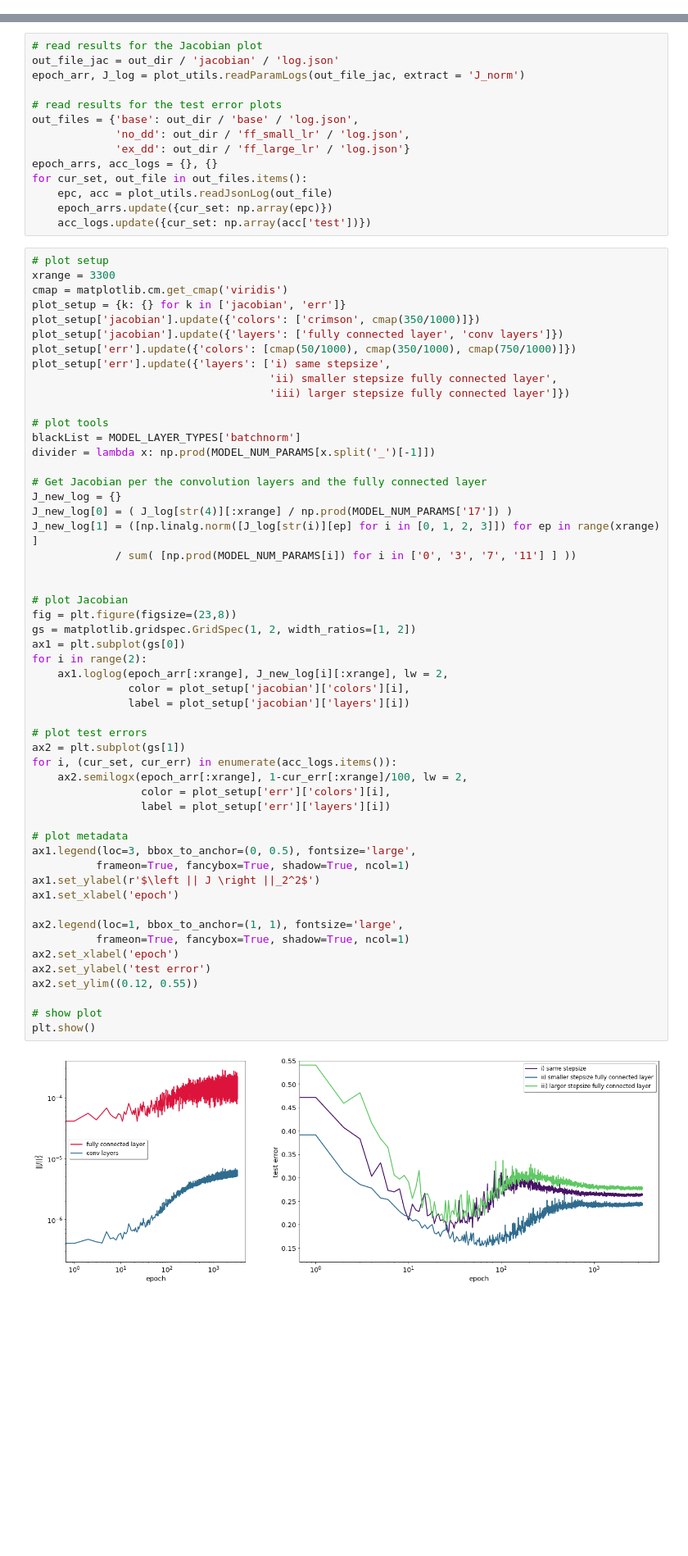
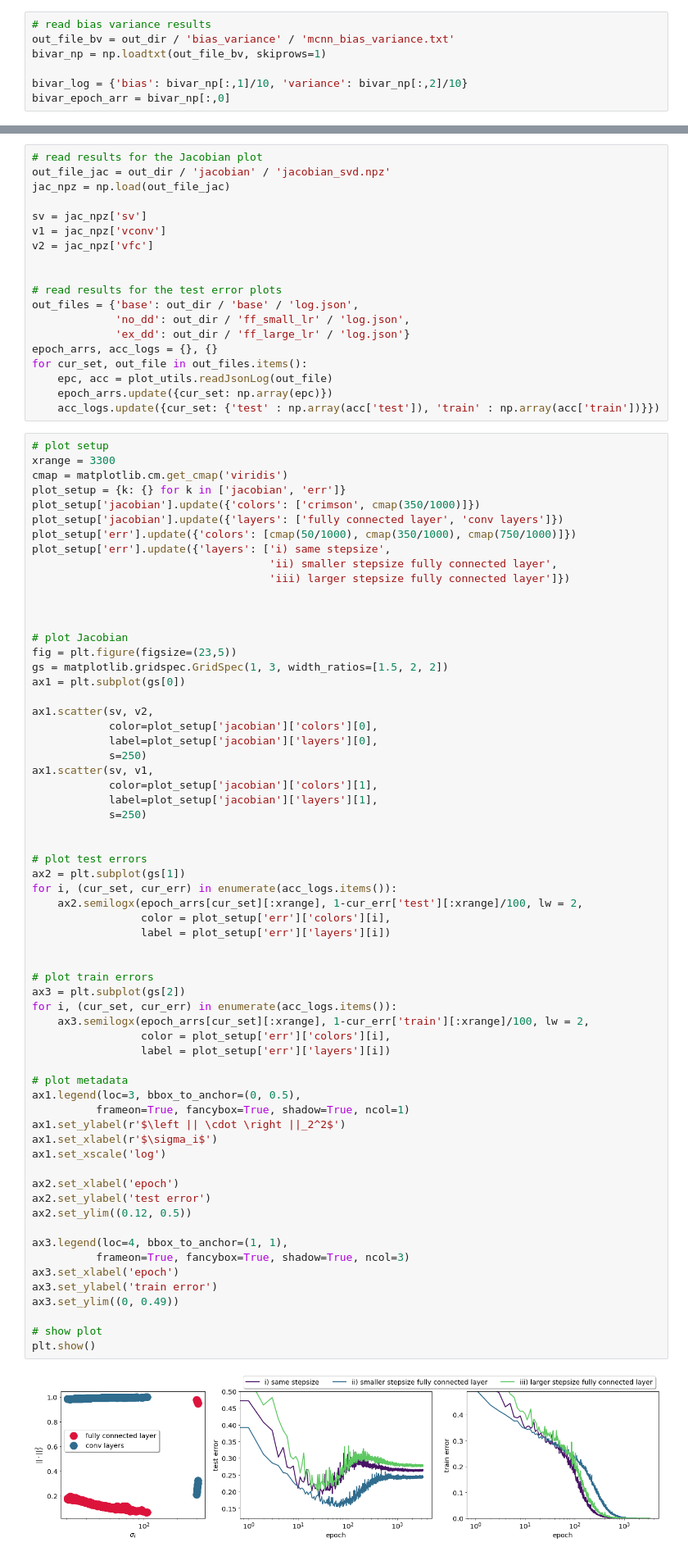
Before and after one commit to MLI-lab/early_stopping_double_descent, a Jupyter notebook: notebooks/early_stopping_deep_double_descent.ipynb, the cells around one changed output, grey strips where cells are left out. Shown at 82% size. Cells and saved outputs as stored; diff of their text form; blank space fills up the shorter version.

```diff
--- a/notebooks/early_stopping_deep_double_descent.ipynb
+++ b/notebooks/early_stopping_deep_double_descent.ipynb
@@ -36,5 +38,12 @@ out_dir = pathlib.Path.cwd().parent / 'results/mcnn/cifar/'
 # read results
 out_file = out_dir / 'base' / 'log.json'
 epoch_arr, acc_log = plot_utils.readJsonLog(out_file)
+# %%
+# read bias variance results
+out_file_bv = out_dir / 'bias_variance' / 'mcnn_bias_variance.txt'
+bivar_np = np.loadtxt(out_file_bv, skiprows=1)
+
+bivar_log = {'bias': bivar_np[:,1]/10, 'variance': bivar_np[:,2]/10}
+bivar_epoch_arr = bivar_np[:,0]
 # %%
 # plot setup
@@ -86,8 +98,13 @@ MODEL_NUM_PARAMS = {'0': [64, 3, 3, 3],
                     '17': [10, 512]}
 # %%
 # read results for the Jacobian plot
-out_file_jac = out_dir / 'jacobian' / 'log.json'
-epoch_arr, J_log = plot_utils.readParamLogs(out_file_jac, extract = 'J_norm')
+out_file_jac = out_dir / 'jacobian' / 'jacobian_svd.npz'
+jac_npz = np.load(out_file_jac)
+
+sv = jac_npz['sv']
+v1 = jac_npz['vconv']
+v2 = jac_npz['vfc']
+
 
 # read results for the test error plots
 out_files = {'base': out_dir / 'base' / 'log.json',
@@ -97,59 +114,69 @@ epoch_arrs, acc_logs = {}, {}
 for cur_set, out_file in out_files.items():
     epc, acc = plot_utils.readJsonLog(out_file)
     epoch_arrs.update({cur_set: np.array(epc)})
-    acc_logs.update({cur_set: np.array(acc['test'])})
+    acc_logs.update({cur_set: {'test' : np.array(acc['test']), 'train' : np.array(acc['train'])}})
 # %%
 # plot setup
 xrange = 3300
 cmap = matplotlib.cm.get_cmap('viridis')
 plot_setup = {k: {} for k in ['jacobian', 'err']}
 plot_setup['jacobian'].update({'colors': ['crimson', cmap(350/1000)]})
 plot_setup['jacobian'].update({'layers': ['fully connected layer', 'conv layers']})
 plot_setup['err'].update({'colors': [cmap(50/1000), cmap(350/1000), cmap(750/1000)]})
 plot_setup['err'].update({'layers': ['i) same stepsize',
                                      'ii) smaller stepsize fully connected layer',
                                      'iii) larger stepsize fully connected layer']})
 
-# plot tools
-blackList = MODEL_LAYER_TYPES['batchnorm']
-divider = lambda x: np.prod(MODEL_NUM_PARAMS[x.split('_')[-1]])
-
-# Get Jacobian per the convolution layers and the fully connected layer
-J_new_log = {}
-J_new_log[0] = ( J_log[str(4)][:xrange] / np.prod(MODEL_NUM_PARAMS['17']) )
-J_new_log[1] = ([np.linalg.norm([J_log[str(i)][ep] for i in [0, 1, 2, 3]]) for ep in range(xrange) ]
-             / sum( [np.prod(MODEL_NUM_PARAMS[i]) for i in ['0', '3', '7', '11'] ] ))
 
 
 # plot Jacobian
-fig = plt.figure(figsize=(23,8))
-gs = matplotlib.gridspec.GridSpec(1, 2, width_ratios=[1, 2])
+fig = plt.figure(figsize=(23,5))
+gs = matplotlib.gridspec.GridSpec(1, 3, width_ratios=[1.5, 2, 2])
 ax1 = plt.subplot(gs[0])
-for i in range(2):
-    ax1.loglog(epoch_arr[:xrange], J_new_log[i][:xrange], lw = 2,
-               color = plot_setup['jacobian']['colors'][i],
-               label = plot_setup['jacobian']['layers'][i])
+
+ax1.scatter(sv, v2,
+            color=plot_setup['jacobian']['colors'][0],
+            label=plot_setup['jacobian']['layers'][0],
+            s=250)
+ax1.scatter(sv, v1,
+            color=plot_setup['jacobian']['colors'][1],
+            label=plot_setup['jacobian']['layers'][1],
+            s=250)
+
 
 # plot test errors
 ax2 = plt.subplot(gs[1])
 for i, (cur_set, cur_err) in enumerate(acc_logs.items()):
-    ax2.semilogx(epoch_arr[:xrange], 1-cur_err[:xrange]/100, lw = 2,
+    ax2.semilogx(epoch_arrs[cur_set][:xrange], 1-cur_err['test'][:xrange]/100, lw = 2,
+                 color = plot_setup['err']['colors'][i],
+                 label = plot_setup['err']['layers'][i])
+
+
+# plot train errors
+ax3 = plt.subplot(gs[2])
+for i, (cur_set, cur_err) in enumerate(acc_logs.items()):
+    ax3.semilogx(epoch_arrs[cur_set][:xrange], 1-cur_err['train'][:xrange]/100, lw = 2,
                  color = plot_setup['err']['colors'][i],
                  label = plot_setup['err']['layers'][i])
 
 # plot metadata
-ax1.legend(loc=3, bbox_to_anchor=(0, 0.5), fontsize='large',
+ax1.legend(loc=3, bbox_to_anchor=(0, 0.5),
           frameon=True, fancybox=True, shadow=True, ncol=1)
-ax1.set_ylabel(r'$\left || J \right ||_2^2$')
-ax1.set_xlabel('epoch')
+ax1.set_ylabel(r'$\left || \cdot \right ||_2^2$')
+ax1.set_xlabel(r'$\sigma_i$')
+ax1.set_xscale('log')
 
-ax2.legend(loc=1, bbox_to_anchor=(1, 1), fontsize='large',
-          frameon=True, fancybox=True, shadow=True, ncol=1)
 ax2.set_xlabel('epoch')
 ax2.set_ylabel('test error')
-ax2.set_ylim((0.12, 0.55))
+ax2.set_ylim((0.12, 0.5))
+
+ax3.legend(loc=4, bbox_to_anchor=(1, 1),
+          frameon=True, fancybox=True, shadow=True, ncol=3)
+ax3.set_xlabel('epoch')
+ax3.set_ylabel('train error')
+ax3.set_ylim((0, 0.49))
 
 # show plot
 plt.show()
 # %% [output]
-[figure, old version]
+[figure, new version]
```
Also changed, not shown: parts of 2 cells of this notebook, 14 other files.
